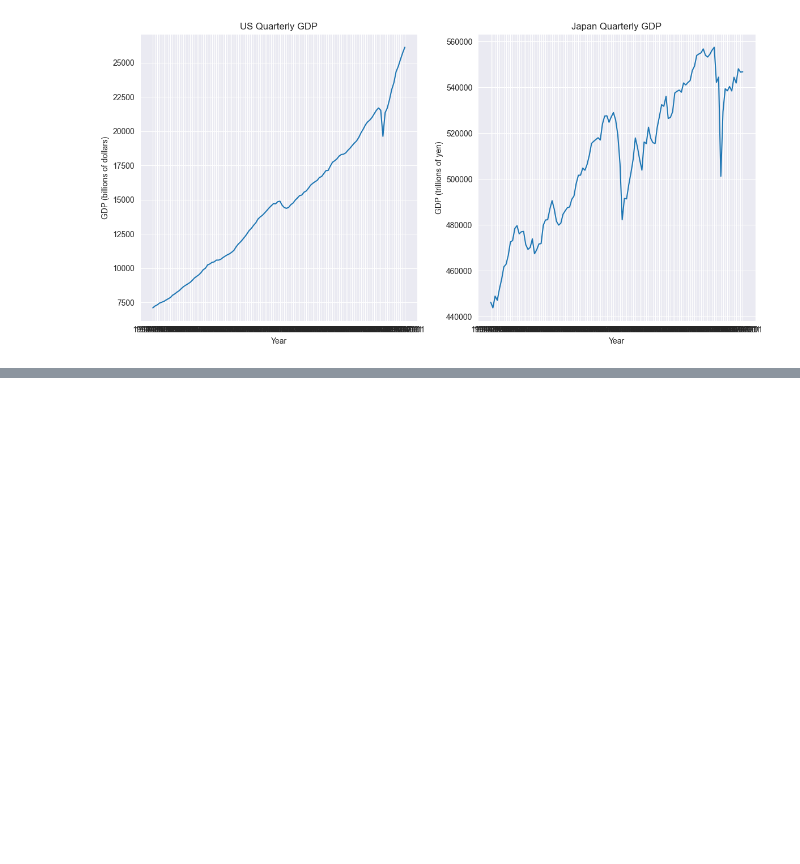
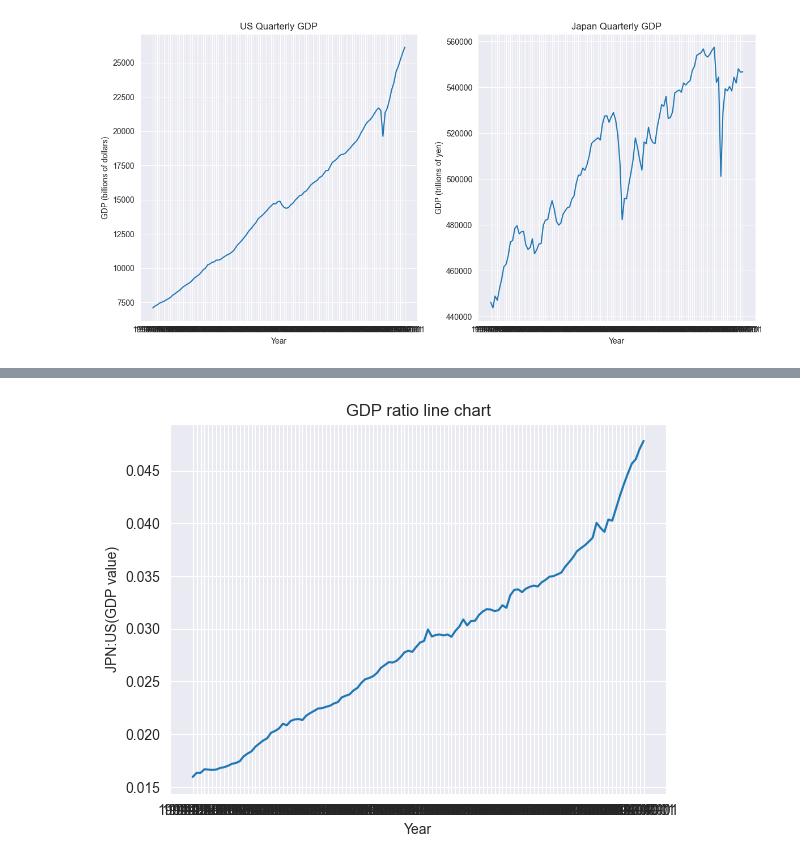
Before and after one commit to K0725/ExchangeRate_Analysis, a Jupyter notebook: group_project/Project Demo.ipynb, the cells around one changed output, grey strips where cells are left out. Cells and saved outputs as stored; diff of their text form; code cells hidden in the pictures; blank space fills up the shorter version.

Commit message:
Add files via upload
add gdp ratio graph

```diff
--- a/group_project/Project Demo.ipynb
+++ b/group_project/Project Demo.ipynb
@@ -212,3 +212,8 @@ plt.tight_layout()
 plt.show()
 # %% [output]
 [figure]
+# %%
+merged_gdp = pd.merge(jp_df, us_df, on='DATE')
+merged_gdp = merged_gdp.rename(columns = {'DATE':'Date','GDP_x':'US_GDP', 'GDP_y':'JPN_GDP'},inplace = False)
+merged_gdp['gdp_JP:US'] = merged_gdp['JPN_GDP'] / merged_gdp['US_GDP']
+merged_gdp
@@ -214,0 +234,12 @@ plt.show()
+# %%
+#read GDP ratio value into list
+gdp_ratio = list(merged_gdp['gdp_JP:US'])
+year = list(merged_gdp['Date'])
+#plotting in data
+plt.plot(year,gdp_ratio)
+plt.xlabel("Year")
+plt.ylabel("JPN:US(GDP value)")
+plt.title("GDP ratio line chart")
+plt.show()
+# %% [output]
+[figure, added]
```
Also changed, not shown: parts of 19 cells of this notebook.
